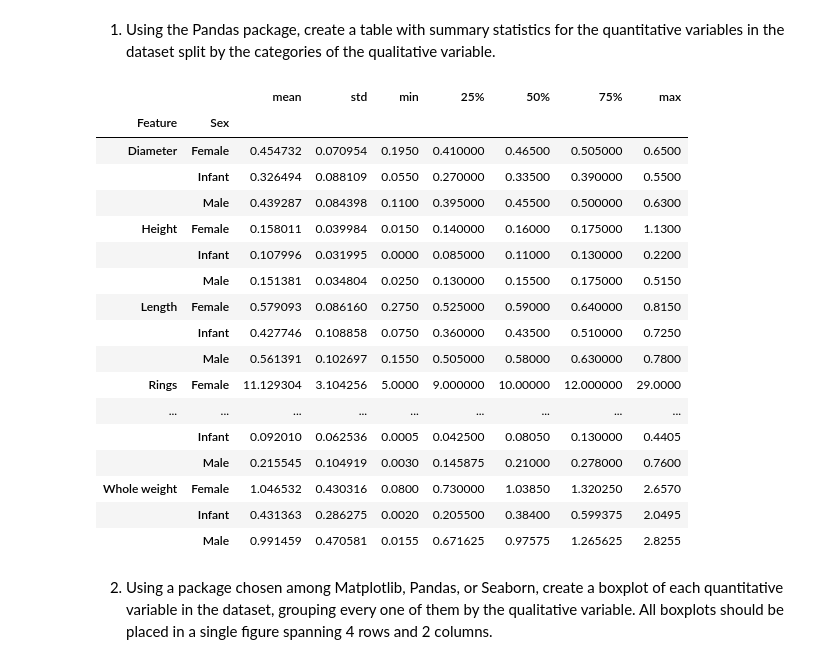
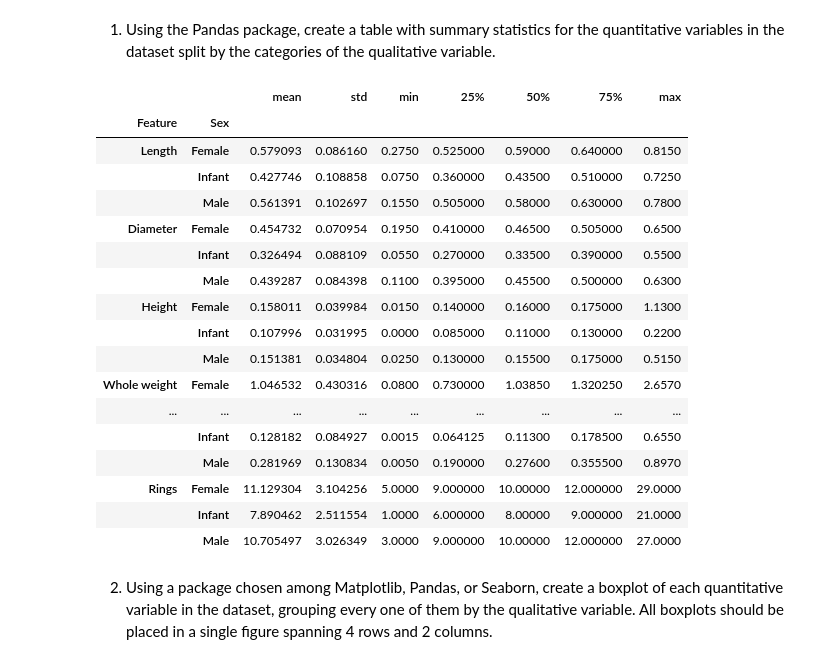
Before and after one commit to Matio004/ProgramingInPython, a Jupyter notebook: zad1/analysis.ipynb, the cells around one changed output. Cells and saved outputs as stored; diff of their text form; code cells hidden in the pictures.

```diff
--- a/zad1/analysis.ipynb
+++ b/zad1/analysis.ipynb
@@ -107,26 +96,26 @@ sns.regplot(data, x='Length', y='Diameter');
 # %% [markdown]
 1. Using the Pandas package, create a table with summary statistics for the quantitative variables in the dataset split by the categories of the qualitative variable.
 # %%
-data.melt(id_vars=['Sex'], var_name='Feature').groupby(['Feature', 'Sex'])['value'].describe()[['mean', 'std', 'min', '25%', '50%', '75%', 'max']]
+data.melt(id_vars=['Sex'], var_name='Feature').groupby(['Feature', 'Sex'])['value'].describe()[['mean', 'std', 'min', '25%', '50%', '75%', 'max']].reindex(quantitative, level='Feature')
 # %% [output]
 |  |  | mean | std | min | 25% | 50% | 75% | max |
 | Feature | Sex |  |  |  |  |  |  |  |
+| Length | Female | 0.579093 | 0.086160 | 0.2750 | 0.525000 | 0.59000 | 0.640000 | 0.8150 |
+|  | Infant | 0.427746 | 0.108858 | 0.0750 | 0.360000 | 0.43500 | 0.510000 | 0.7250 |
+|  | Male | 0.561391 | 0.102697 | 0.1550 | 0.505000 | 0.58000 | 0.630000 | 0.7800 |
 | Diameter | Female | 0.454732 | 0.070954 | 0.1950 | 0.410000 | 0.46500 | 0.505000 | 0.6500 |
 |  | Infant | 0.326494 | 0.088109 | 0.0550 | 0.270000 | 0.33500 | 0.390000 | 0.5500 |
 |  | Male | 0.439287 | 0.084398 | 0.1100 | 0.395000 | 0.45500 | 0.500000 | 0.6300 |
 | Height | Female | 0.158011 | 0.039984 | 0.0150 | 0.140000 | 0.16000 | 0.175000 | 1.1300 |
 |  | Infant | 0.107996 | 0.031995 | 0.0000 | 0.085000 | 0.11000 | 0.130000 | 0.2200 |
 |  | Male | 0.151381 | 0.034804 | 0.0250 | 0.130000 | 0.15500 | 0.175000 | 0.5150 |
-| Length | Female | 0.579093 | 0.086160 | 0.2750 | 0.525000 | 0.59000 | 0.640000 | 0.8150 |
-|  | Infant | 0.427746 | 0.108858 | 0.0750 | 0.360000 | 0.43500 | 0.510000 | 0.7250 |
-|  | Male | 0.561391 | 0.102697 | 0.1550 | 0.505000 | 0.58000 | 0.630000 | 0.7800 |
+| Whole weight | Female | 1.046532 | 0.430316 | 0.0800 | 0.730000 | 1.03850 | 1.320250 | 2.6570 |
+| ... | ... | ... | ... | ... | ... | ... | ... | ... |
+|  | Infant | 0.128182 | 0.084927 | 0.0015 | 0.064125 | 0.11300 | 0.178500 | 0.6550 |
+|  | Male | 0.281969 | 0.130834 | 0.0050 | 0.190000 | 0.27600 | 0.355500 | 0.8970 |
 | Rings | Female | 11.129304 | 3.104256 | 5.0000 | 9.000000 | 10.00000 | 12.000000 | 29.0000 |
-| ... | ... | ... | ... | ... | ... | ... | ... | ... |
-|  | Infant | 0.092010 | 0.062536 | 0.0005 | 0.042500 | 0.08050 | 0.130000 | 0.4405 |
-|  | Male | 0.215545 | 0.104919 | 0.0030 | 0.145875 | 0.21000 | 0.278000 | 0.7600 |
-| Whole weight | Female | 1.046532 | 0.430316 | 0.0800 | 0.730000 | 1.03850 | 1.320250 | 2.6570 |
-|  | Infant | 0.431363 | 0.286275 | 0.0020 | 0.205500 | 0.38400 | 0.599375 | 2.0495 |
-|  | Male | 0.991459 | 0.470581 | 0.0155 | 0.671625 | 0.97575 | 1.265625 | 2.8255 |
+|  | Infant | 7.890462 | 2.511554 | 1.0000 | 6.000000 | 8.00000 | 9.000000 | 21.0000 |
+|  | Male | 10.705497 | 3.026349 | 3.0000 | 9.000000 | 10.00000 | 12.000000 | 27.0000 |
 # %% [markdown]
 2. Using a package chosen among Matplotlib, Pandas, or Seaborn, create a boxplot of each quantitative variable in the dataset, grouping every one of them by the qualitative variable. All boxplots should be placed in a single figure spanning 4 rows and 2 columns.
 # %%
```
Also changed, not shown: parts of 2 cells of this notebook.
